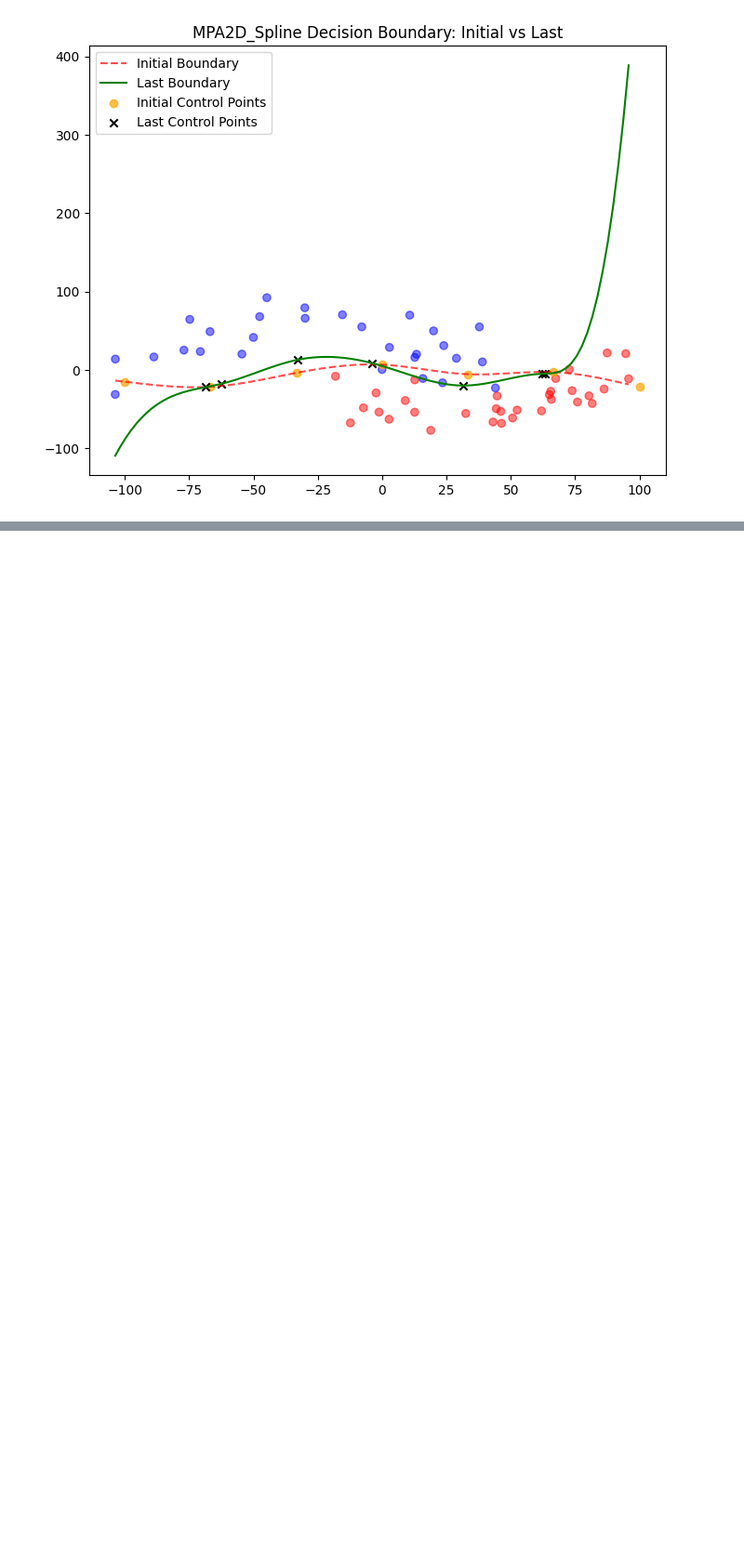
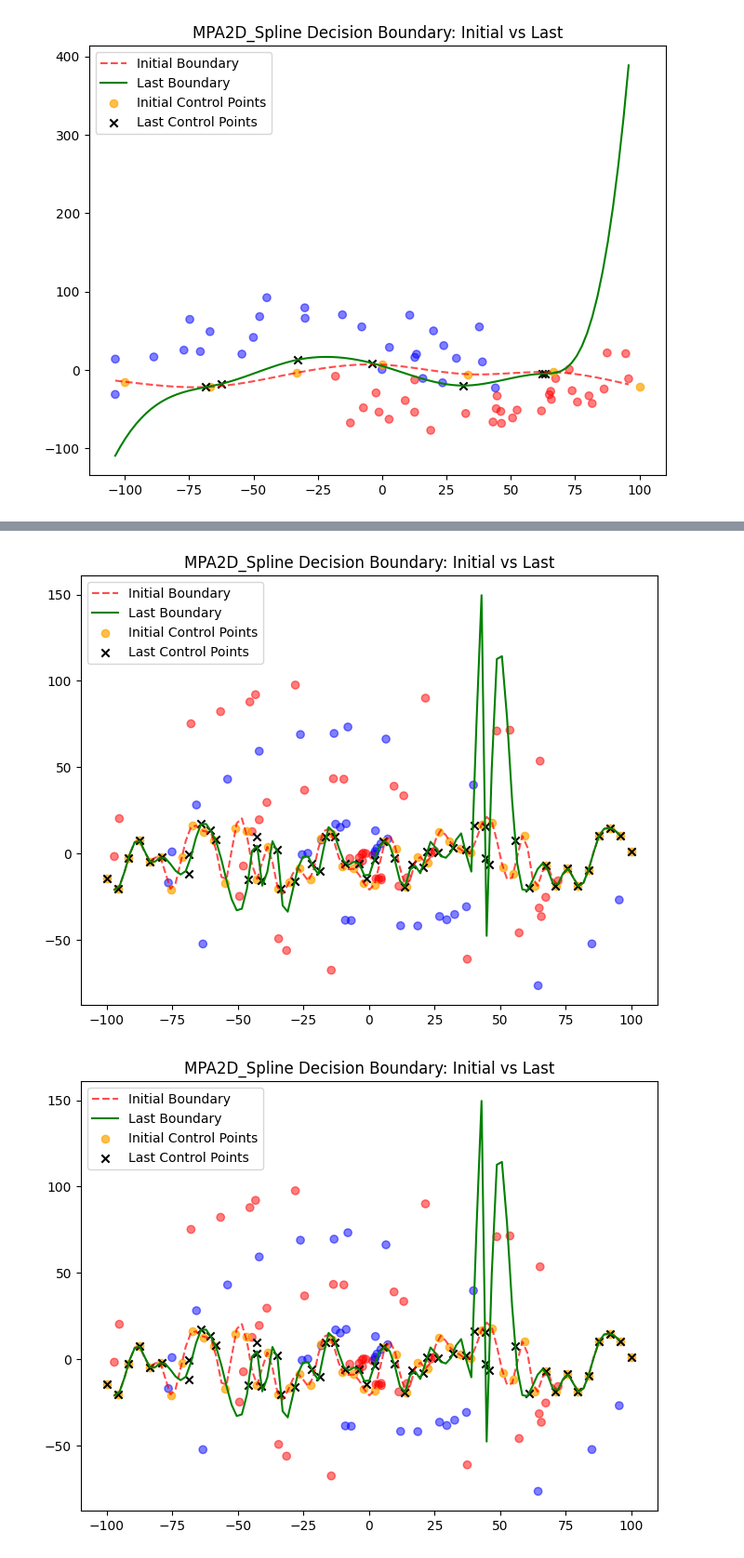
Before and after one commit to Kirmada-jsr/MPA-with-splines, a Jupyter notebook: smpa_test2_lock.ipynb, the cells around one changed output, grey strips where cells are left out. Shown at 93% size. Saved outputs shown, nothing was run; the diff lists cells and outputs as text; code cells hidden in the pictures; blank space fills up the shorter version.

```diff
--- a/smpa_test2_lock.ipynb
+++ b/smpa_test2_lock.ipynb
@@ -294,0 +420,5 @@ model.plot_boundary(X_test_minmax, y_test)
+# %%
+model.plot_boundary(X_test_minmax, y_test)
+# %% [output]
+[figure, added]
+[figure, added]
```
Also changed, not shown: parts of 8 cells of this notebook, 12 other files.
